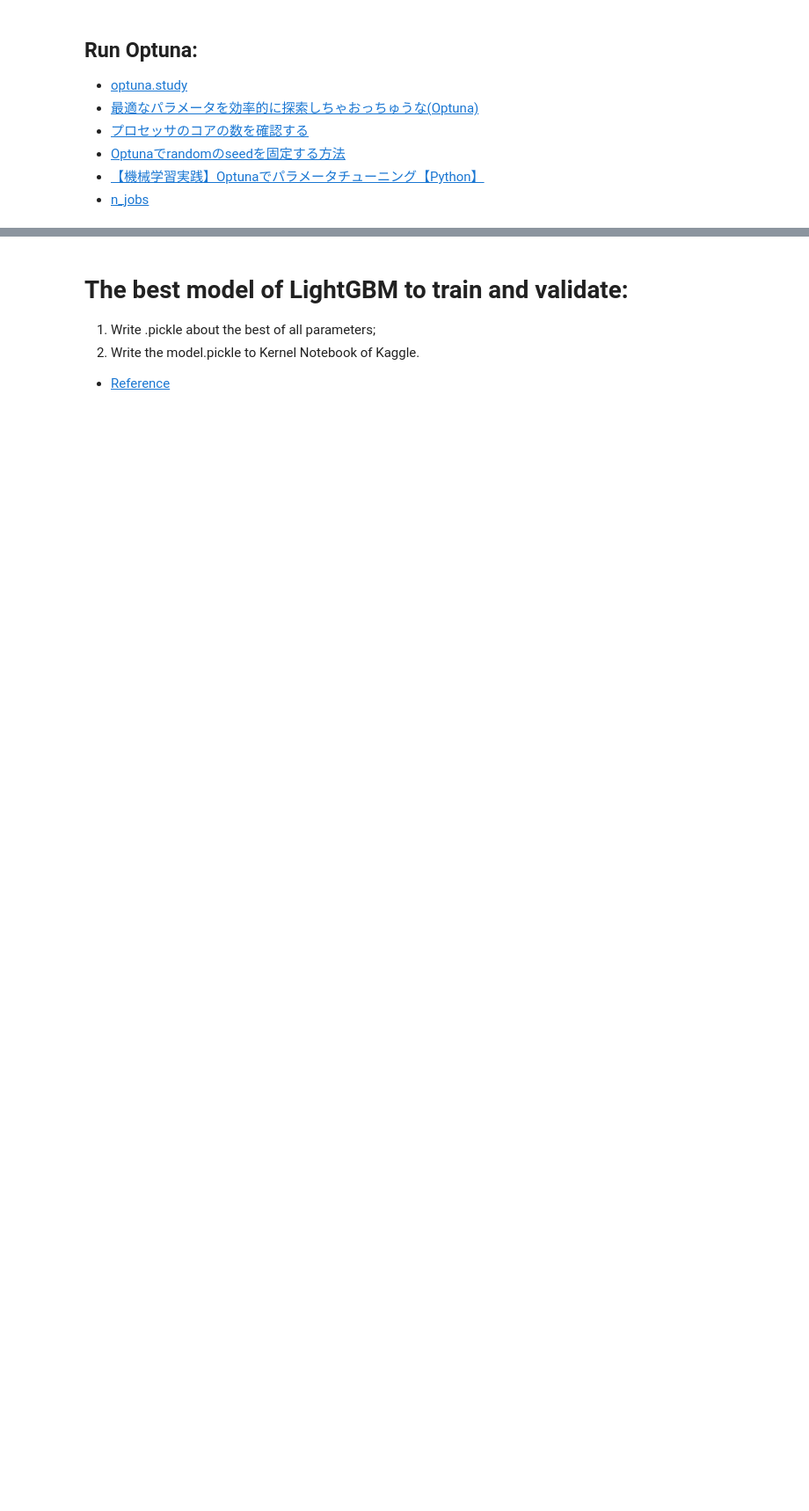
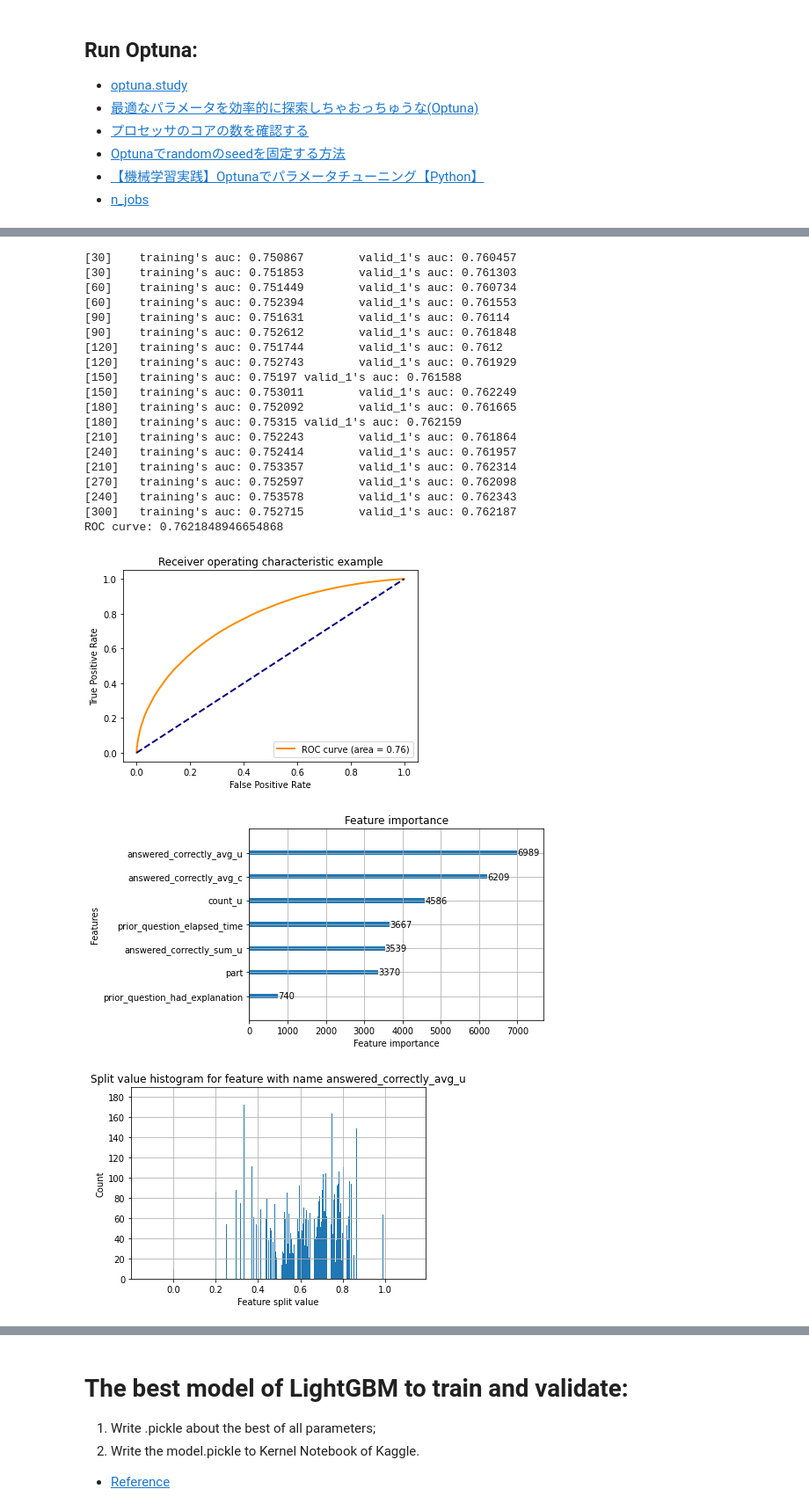
Before and after one commit to satorushibata0627/Publishment, a Jupyter notebook: Kaggle_Python3_LightGBM_on_GPU_with_Feature_Engineering_Optuna_and_Visualization.ipynb, the cells around one changed output, grey strips where cells are left out. Shown at 88% size. Saved outputs shown, nothing was run; the diff lists cells and outputs as text; code cells hidden in the pictures; blank space fills up the shorter version.

```diff
--- a/Kaggle_Python3_LightGBM_on_GPU_with_Feature_Engineering_Optuna_and_Visualization.ipynb
+++ b/Kaggle_Python3_LightGBM_on_GPU_with_Feature_Engineering_Optuna_and_Visualization.ipynb
@@ -150,14 +201,12 @@ LightGBM version: 3.1.1.99
 # %% [markdown]
 # Initial conditions for LightGBM:
 # %%
-# Optuna
-n_trials = int(100)
 # Random seed
 SEED = 123
 sampler = TPESampler(seed=int(SEED))
 # LightGBM
 num_boost_round = int(300)
-verbose_eval = int(30)
+verbose_eval = num_boost_round // int(10)
 # %% [markdown]
 # Boundary condition:
 # %%
@@ -311,3 +388,32 @@ def objective(trial):
+# %%
+def objective(trial):
+    params = {
+        'objective': 'binary',
+        'metric': 'AUC',
+        'boosting_type': 'dart', # To improve AUC
+        'lambda_l1': trial.suggest_loguniform('lambda_l1', 0.1, 0.9),
+        'lambda_l2': trial.suggest_loguniform('lambda_l2', 0.1, 0.9),
+        'num_leaves': trial.suggest_int('num_leaves', 2, 256),
+        'feature_fraction': trial.suggest_uniform('feature_fraction', 0.4, 1.0),
+        'bagging_fraction': trial.suggest_uniform('bagging_fraction', 0.4, 1.0),
+        'bagging_freq': trial.suggest_int('bagging_freq', 1, 7),
+        'min_child_samples': trial.suggest_int('min_child_samples', 5, 100),
+        'device': 'gpu',
+        'gpu_platform_id': 0,
+        'gpu_device_id': 0,
+        'verbose': 0
+    }
+    # Learning
+    gbm = LightGBM(params, lgb_train, lgb_valid, num_boost_round, verbose_eval, FEATS)
+    # Prediction
+    y_pred = gbm.predict(valid[FEATS], num_iteration=gbm.best_iteration)
+    accuracy = roc_auc_score(y_va, y_pred, labels='ROC curve', average='weighted')
+    print('ROC curve:', accuracy)
+    ROC_curve(y_va, y_pred)
+    # Finish
+    print("Operation completed.")
+    # Output
+    return accuracy
 # %% [markdown]
 ## Run Optuna:
 - [optuna.study](https://optuna.readthedocs.io/en/stable/reference/study.html)
@@ -319,5 +425,5 @@ def objective(trial):
 # %%
 # Optimize hyperparameters.
 study = optuna.create_study(direction = 'maximize', sampler = sampler)
-study.optimize(objective, n_trials = n_trials, n_jobs = cpu_count())
+study.optimize(objective, n_trials = cpu_count(), n_jobs = cpu_count())
 # %% [output]
@@ -340,0 +431,22 @@ study.optimize(objective, n_trials = n_trials, n_jobs = cpu_count())
+[30]    training's auc: 0.750867        valid_1's auc: 0.760457
+[30]    training's auc: 0.751853        valid_1's auc: 0.761303
+[60]    training's auc: 0.751449        valid_1's auc: 0.760734
+[60]    training's auc: 0.752394        valid_1's auc: 0.761553
+[90]    training's auc: 0.751631        valid_1's auc: 0.76114
+[90]    training's auc: 0.752612        valid_1's auc: 0.761848
+[120]   training's auc: 0.751744        valid_1's auc: 0.7612
+[120]   training's auc: 0.752743        valid_1's auc: 0.761929
+[150]   training's auc: 0.75197 valid_1's auc: 0.761588
+[150]   training's auc: 0.753011        valid_1's auc: 0.762249
+[180]   training's auc: 0.752092        valid_1's auc: 0.761665
+[180]   training's auc: 0.75315 valid_1's auc: 0.762159
+[210]   training's auc: 0.752243        valid_1's auc: 0.761864
+[240]   training's auc: 0.752414        valid_1's auc: 0.761957
+[210]   training's auc: 0.753357        valid_1's auc: 0.762314
+[270]   training's auc: 0.752597        valid_1's auc: 0.762098
+[240]   training's auc: 0.753578        valid_1's auc: 0.762343
+[300]   training's auc: 0.752715        valid_1's auc: 0.762187
+ROC curve: 0.7621848946654868
+[figure, added]
+[figure, added]
+[figure, added]
```
Also changed, not shown: parts of 24 cells of this notebook.
